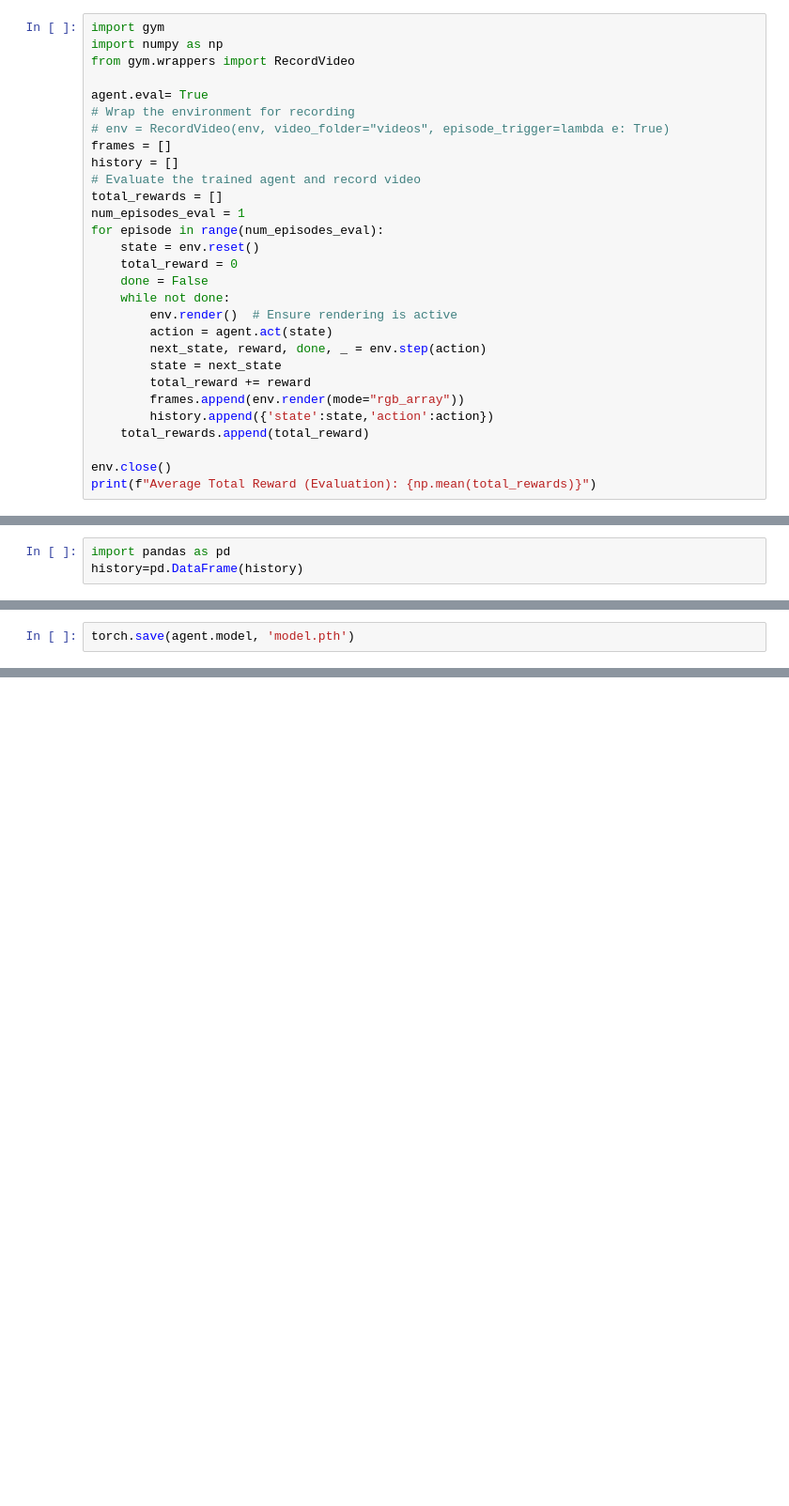
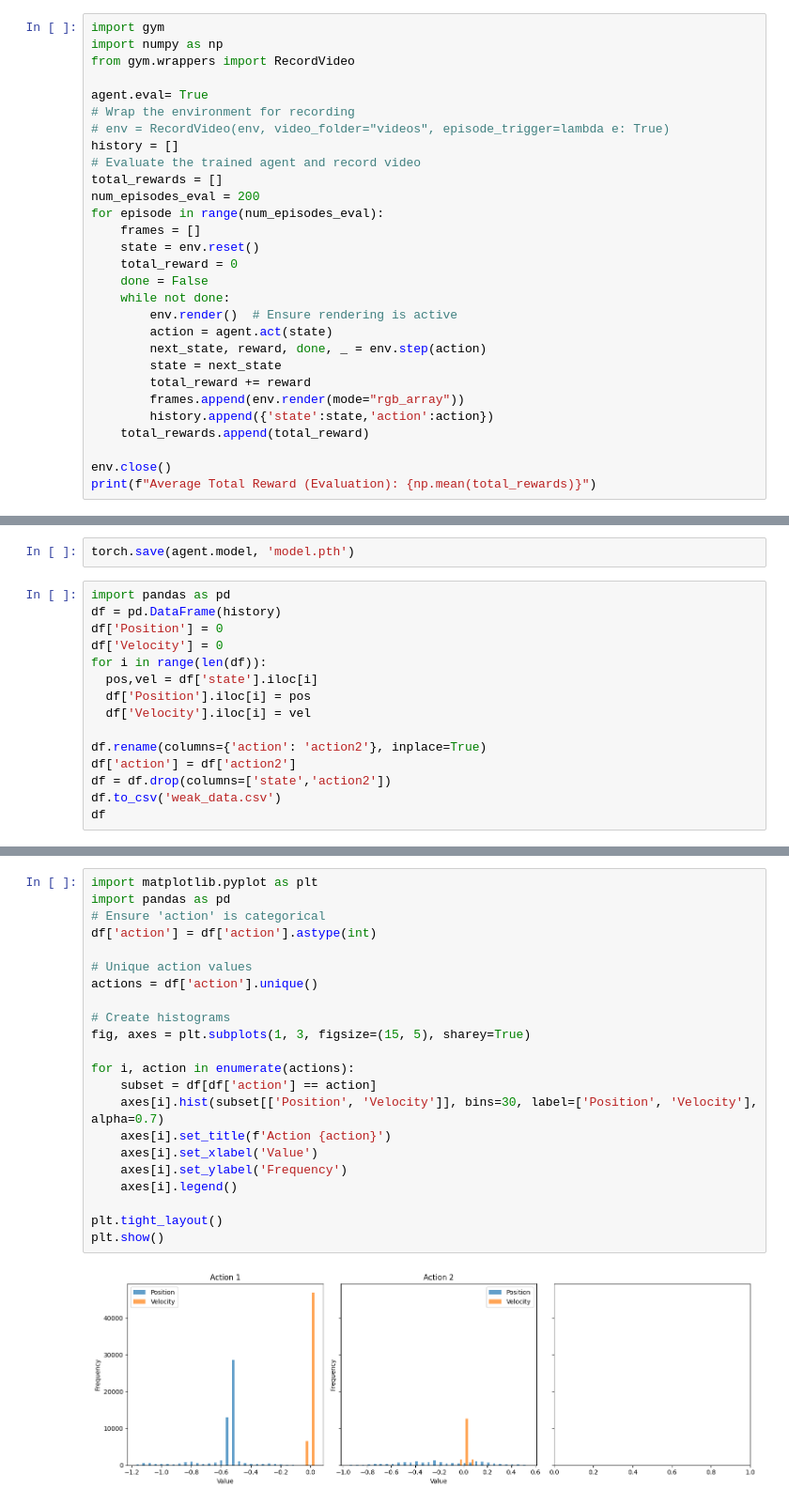
Before and after one commit to MMM1381/building-fuzzy-basaed-on-DRL, a Jupyter notebook: DRL.ipynb, the cells around one changed output, grey strips where cells are left out. Shown at 94% size. Drawn from its saved outputs; the diff is of its cells as text; blank space fills up the shorter version.

Commit message:
addin the weak version of RL

```diff
--- a/DRL.ipynb
+++ b/DRL.ipynb
@@ -149,12 +153,12 @@ from gym.wrappers import RecordVideo
 agent.eval= True
 # Wrap the environment for recording
 # env = RecordVideo(env, video_folder="videos", episode_trigger=lambda e: True)
-frames = []
 history = []
 # Evaluate the trained agent and record video
 total_rewards = []
-num_episodes_eval = 1
+num_episodes_eval = 200
 for episode in range(num_episodes_eval):
+    frames = []
     state = env.reset()
     total_reward = 0
     done = False
@@ -192,3 +182,0 @@ create_video(np.array(frames).reshape(-1,400,600,3), 60, 'output')
-# %%
-import pandas as pd
-history=pd.DataFrame(history)
@@ -213,2 +183,17 @@ pd.read_csv('data.csv')
 # %%
 torch.save(agent.model, 'model.pth')
+# %%
+import pandas as pd
+df = pd.DataFrame(history)
+df['Position'] = 0
+df['Velocity'] = 0
+for i in range(len(df)):
+  pos,vel = df['state'].iloc[i]
+  df['Position'].iloc[i] = pos
+  df['Velocity'].iloc[i] = vel
+
+df.rename(columns={'action': 'action2'}, inplace=True)
+df['action'] = df['action2']
+df = df.drop(columns=['state','action2'])
+df.to_csv('weak_data.csv')
+df
@@ -214,0 +222,24 @@ torch.save(agent.model, 'model.pth')
+# %%
+import matplotlib.pyplot as plt
+import pandas as pd
+# Ensure 'action' is categorical
+df['action'] = df['action'].astype(int)
+
+# Unique action values
+actions = df['action'].unique()
+
+# Create histograms
+fig, axes = plt.subplots(1, 3, figsize=(15, 5), sharey=True)
+
+for i, action in enumerate(actions):
+    subset = df[df['action'] == action]
+    axes[i].hist(subset[['Position', 'Velocity']], bins=30, label=['Position', 'Velocity'], alpha=0.7)
+    axes[i].set_title(f'Action {action}')
+    axes[i].set_xlabel('Value')
+    axes[i].set_ylabel('Frequency')
+    axes[i].legend()
+
+plt.tight_layout()
+plt.show()
+# %% [output]
+[figure, added]
```
Also changed, not shown: parts of 11 cells of this notebook, 3 other files.
